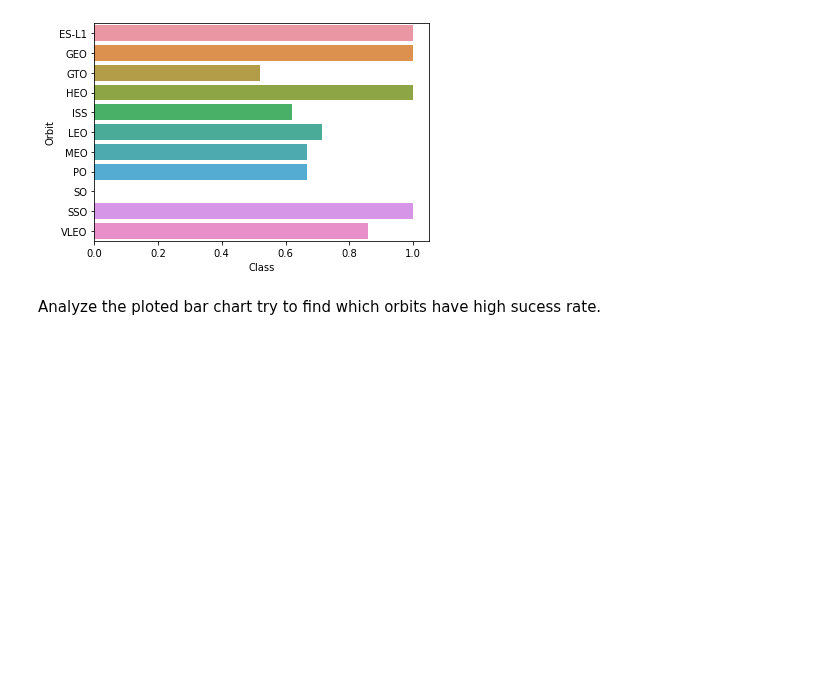
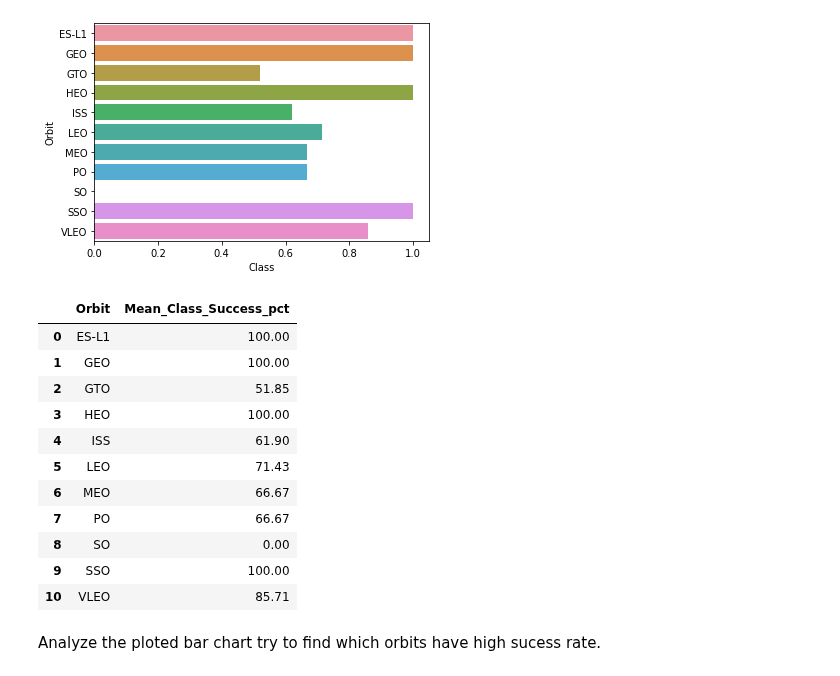
Before and after one commit to MJKing88/SpaceX-Falcon9-Launch-Success---Capstone-Project, a Jupyter notebook: jupyter-labs-eda-dataviz.ipynb, the cells around one changed output. Cells and saved outputs as stored; diff of their text form; code cells hidden in the pictures; blank space fills up the shorter version.

```diff
--- a/jupyter-labs-eda-dataviz.ipynb
+++ b/jupyter-labs-eda-dataviz.ipynb
@@ -157,6 +157,29 @@ sns.barplot(x='Class',y='Orbit',data=mean_success_rate)
 # %% [output]
 <AxesSubplot:xlabel='Class', ylabel='Orbit'>
 [figure]
+# %%
+table_3 = df.copy()
+table_3 = table_3[['Orbit','Class']]
+
+table_3 = table_3.groupby(['Orbit'])['Class'].mean().reset_index()
+table_3['Mean_Class_Success_pct'] = round(table_3['Class'] * 100,2)
+table_3.drop('Class',inplace=True,axis=1)
+table_3
+# table_2 = table_2[['LaunchSite','Class','Payload_Range','Count_of_Flights_Per_Class','Total_Flights','Success_pct']]
+# table_2.loc[table_2['Class'] == 1].reset_index(drop=True)
+# %% [output]
+|  | Orbit | Mean_Class_Success_pct |
+| 0 | ES-L1 | 100.00 |
+| 1 | GEO | 100.00 |
+| 2 | GTO | 51.85 |
+| 3 | HEO | 100.00 |
+| 4 | ISS | 61.90 |
+| 5 | LEO | 71.43 |
+| 6 | MEO | 66.67 |
+| 7 | PO | 66.67 |
+| 8 | SO | 0.00 |
+| 9 | SSO | 100.00 |
+| 10 | VLEO | 85.71 |
 # %% [markdown]
 Analyze the ploted bar chart try to find which orbits have high sucess rate.
 # %% [markdown]
```
Also changed, not shown: parts of 6 cells of this notebook.
